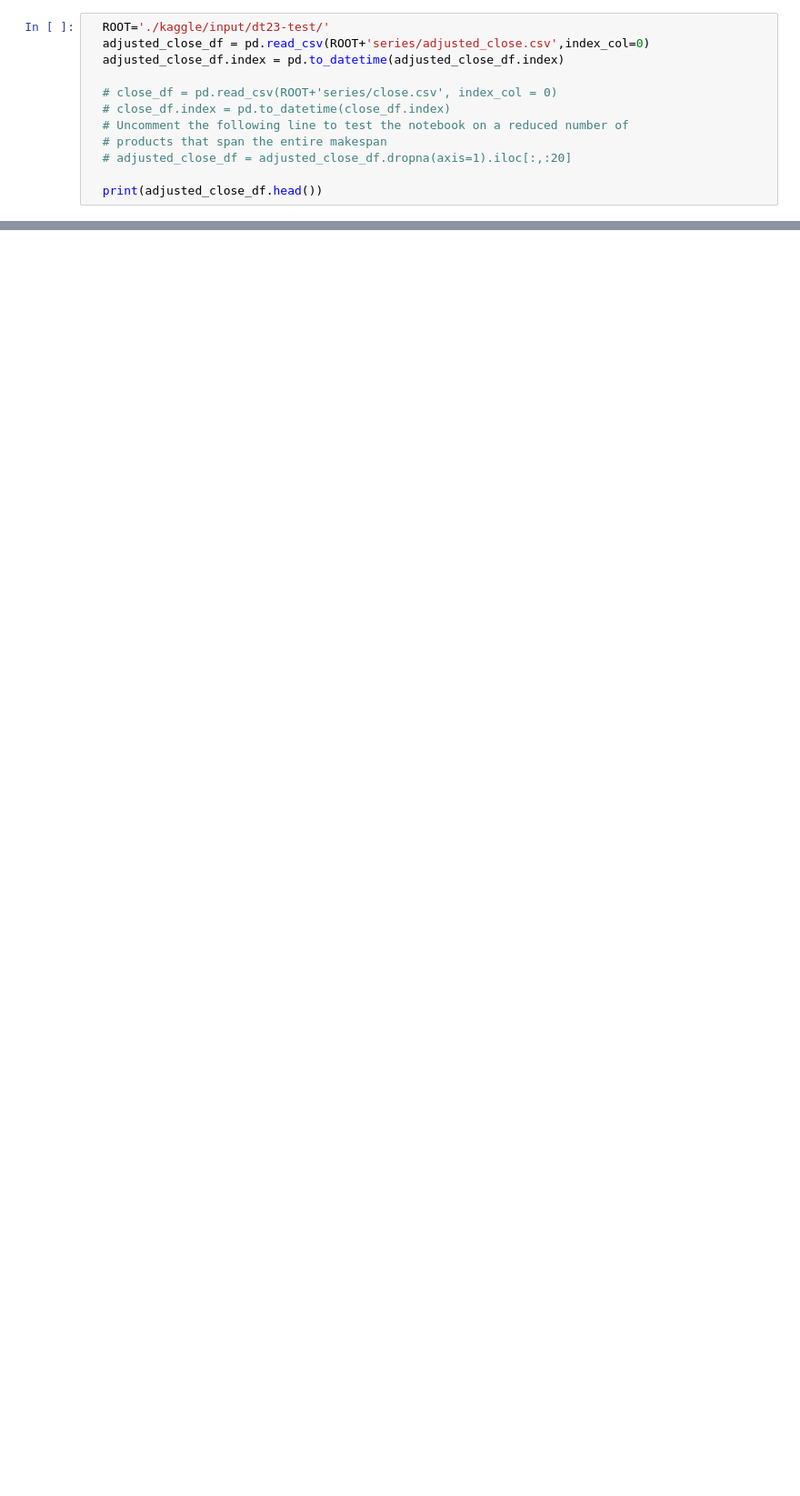
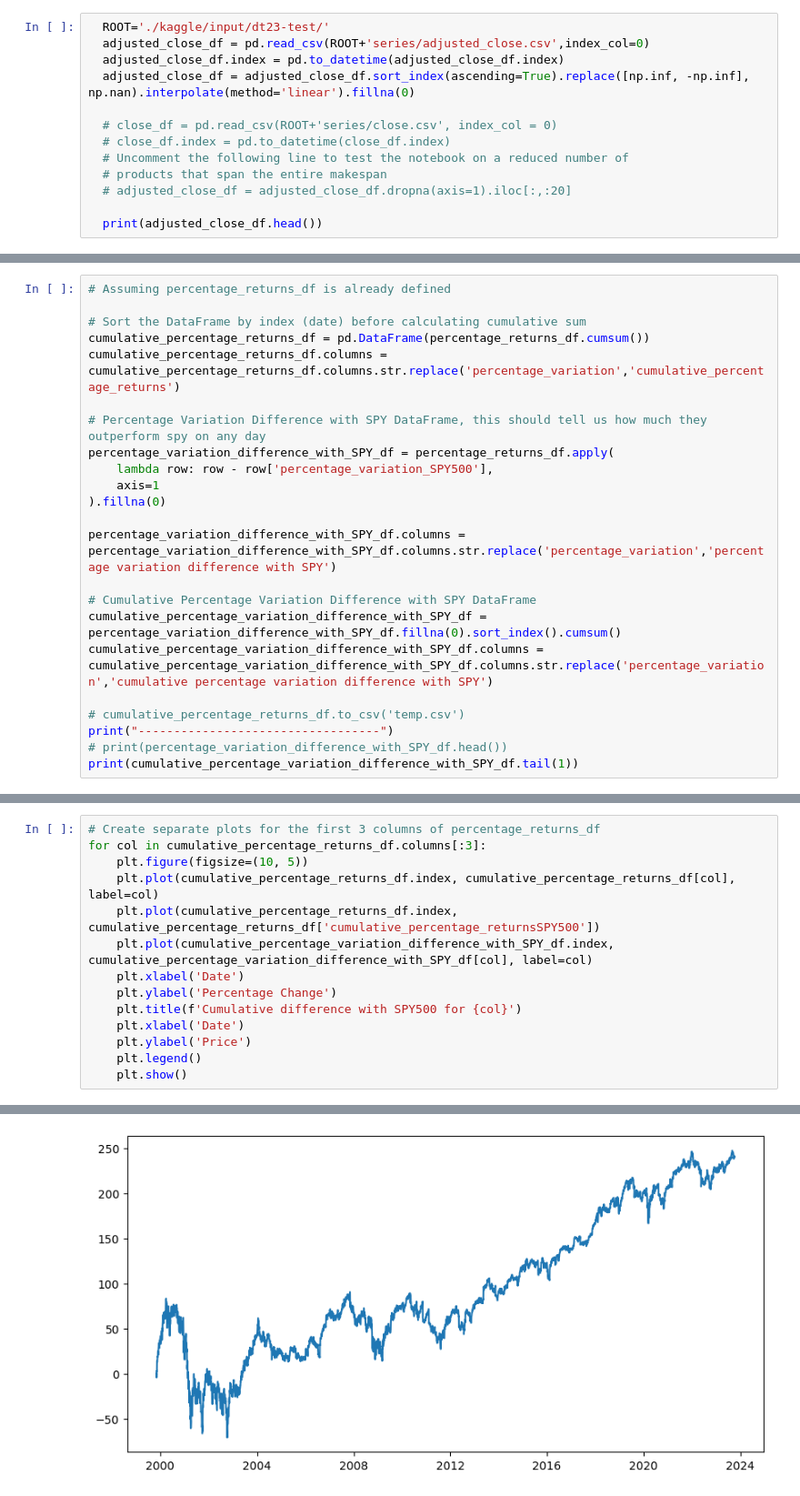
Before and after one commit to vibqetowi/datathon-23, a Jupyter notebook: experimentation.ipynb, the cells around one changed output, grey strips where cells are left out. Shown at 91% size. Drawn from its saved outputs; the diff is of its cells as text; blank space fills up the shorter version.

```diff
--- a/experimentation.ipynb
+++ b/experimentation.ipynb
@@ -9,6 +10,7 @@ import seaborn as sn
   ROOT='./kaggle/input/dt23-test/'
   adjusted_close_df = pd.read_csv(ROOT+'series/adjusted_close.csv',index_col=0)
   adjusted_close_df.index = pd.to_datetime(adjusted_close_df.index)
+  adjusted_close_df = adjusted_close_df.sort_index(ascending=True).replace([np.inf, -np.inf], np.nan).interpolate(method='linear').fillna(0)
 
   # close_df = pd.read_csv(ROOT+'series/close.csv', index_col = 0)
   # close_df.index = pd.to_datetime(close_df.index)
@@ -308,0 +346,23 @@ timestamp                   ...
+# %%
+# Assuming percentage_returns_df is already defined
+
+# Sort the DataFrame by index (date) before calculating cumulative sum
+cumulative_percentage_returns_df = pd.DataFrame(percentage_returns_df.cumsum())
+cumulative_percentage_returns_df.columns = cumulative_percentage_returns_df.columns.str.replace('percentage_variation','cumulative_percentage_returns')
+
+# Percentage Variation Difference with SPY DataFrame, this should tell us how much they outperform spy on any day
+percentage_variation_difference_with_SPY_df = percentage_returns_df.apply(
+    lambda row: row - row['percentage_variation_SPY500'],
+    axis=1
+).fillna(0)
+
+percentage_variation_difference_with_SPY_df.columns = percentage_variation_difference_with_SPY_df.columns.str.replace('percentage_variation','percentage variation difference with SPY')
+
+# Cumulative Percentage Variation Difference with SPY DataFrame
+cumulative_percentage_variation_difference_with_SPY_df = percentage_variation_difference_with_SPY_df.fillna(0).sort_index().cumsum()
+cumulative_percentage_variation_difference_with_SPY_df.columns = cumulative_percentage_variation_difference_with_SPY_df.columns.str.replace('percentage_variation','cumulative percentage variation difference with SPY')
+
+# cumulative_percentage_returns_df.to_csv('temp.csv')
+print("----------------------------------")
+# print(percentage_variation_difference_with_SPY_df.head())
+print(cumulative_percentage_variation_difference_with_SPY_df.tail(1))
@@ -308,0 +387,15 @@ timestamp                   ...
+# %%
+# Create separate plots for the first 3 columns of percentage_returns_df
+for col in cumulative_percentage_returns_df.columns[:3]:
+    plt.figure(figsize=(10, 5))
+    plt.plot(cumulative_percentage_returns_df.index, cumulative_percentage_returns_df[col], label=col)
+    plt.plot(cumulative_percentage_returns_df.index, cumulative_percentage_returns_df['cumulative_percentage_returnsSPY500'])
+    plt.plot(cumulative_percentage_variation_difference_with_SPY_df.index, cumulative_percentage_variation_difference_with_SPY_df[col], label=col)
+    plt.xlabel('Date')
+    plt.ylabel('Percentage Change')
+    plt.title(f'Cumulative difference with SPY500 for {col}')
+    plt.xlabel('Date')
+    plt.ylabel('Price')
+    plt.legend()
+    plt.show()
+# %% [output]
@@ -308,0 +403 @@ timestamp                   ...
+[figure, added]
```
Also changed, not shown: parts of 15 cells of this notebook, 7 other files.
